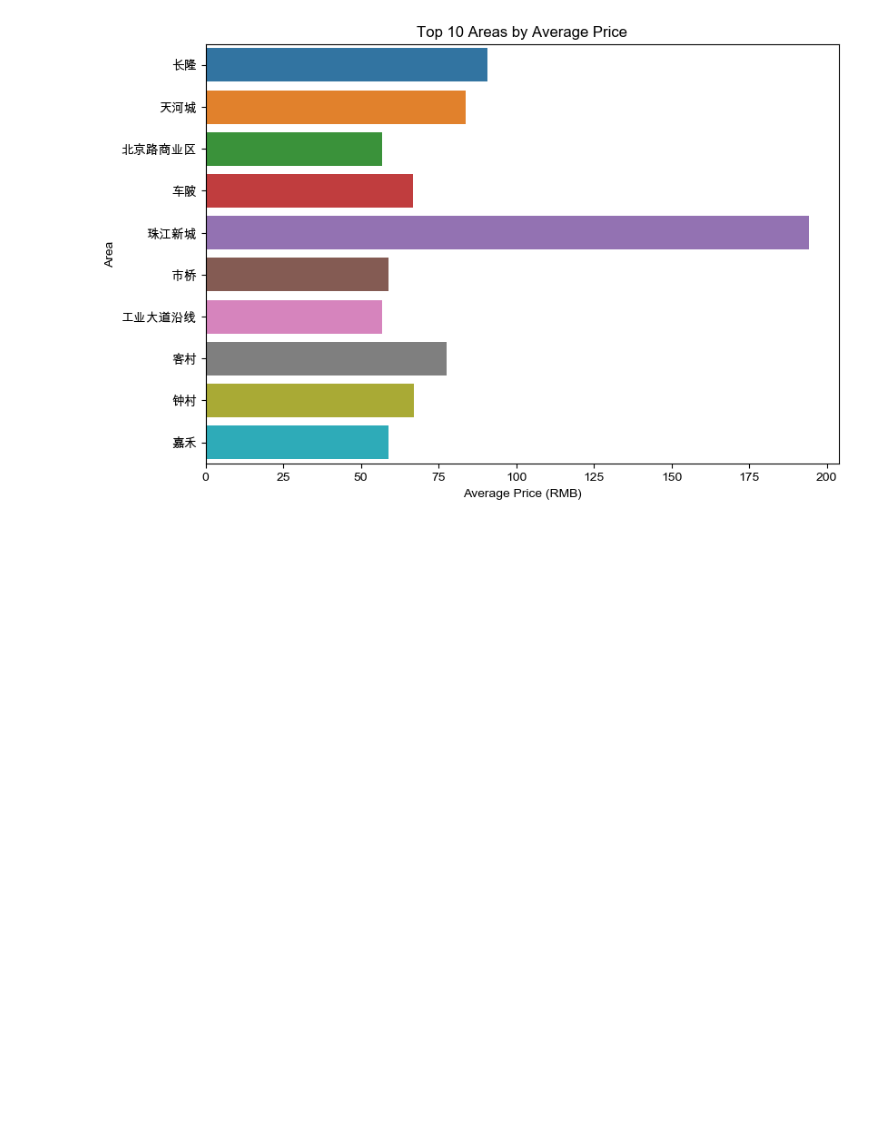
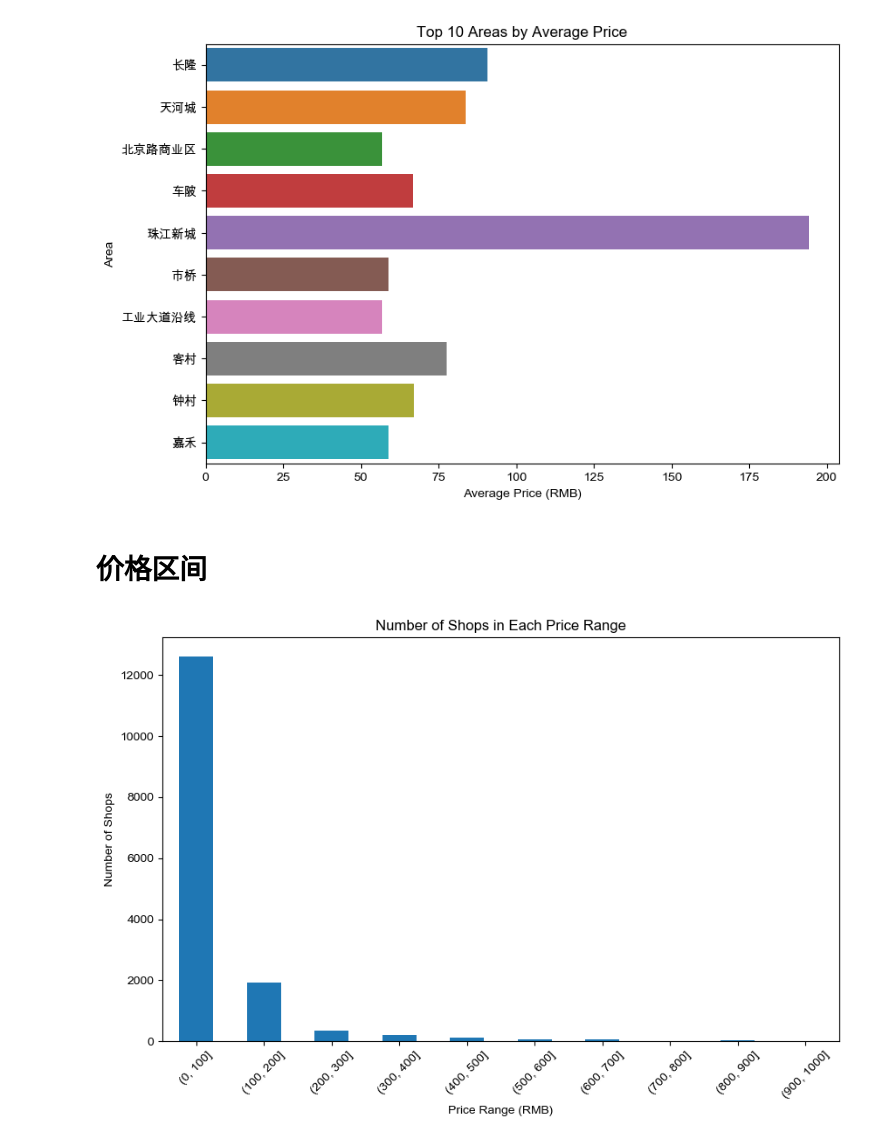
Before and after one commit to Ricardo121380/----, a Jupyter notebook: Cluster Analysis.ipynb, the cells around one changed output. Drawn from its saved outputs; the diff is of its cells as text; code cells hidden in the pictures; blank space fills up the shorter version.

```diff
--- a/Cluster Analysis.ipynb
+++ b/Cluster Analysis.ipynb
@@ -457,3 +457,22 @@ plt.show()
 # 将以上分析结果导出到CSV文件
 output_path = 'shanghai_area_analysis.csv'
 area_summary.head(10).to_csv(output_path)
+# %% [markdown]
+# 价格区间
+# %%
+# Create price intervals
+price_intervals = pd.cut(df['avg_consume'], bins=range(0, 1001, 100))
+
+# Count the number of shops in each price interval
+price_counts = price_intervals.value_counts().sort_index()
+
+# Plot the bar chart
+plt.figure(figsize=(10, 6))
+price_counts.plot(kind='bar')
+plt.title('Number of Shops in Each Price Range')
+plt.xlabel('Price Range (RMB)')
+plt.ylabel('Number of Shops')
+plt.xticks(rotation=45)
+plt.show()
+# %% [output]
+[figure, added]
```
Also changed, not shown: parts of 2 cells of this notebook, 1 other file.
